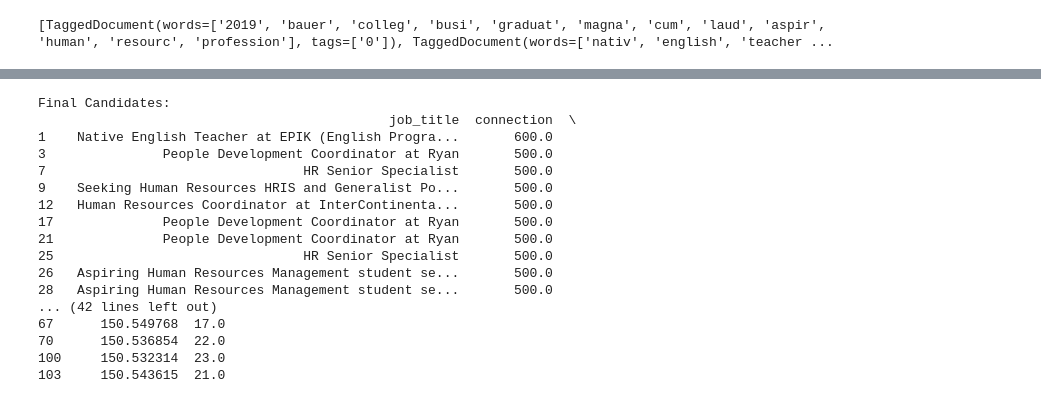
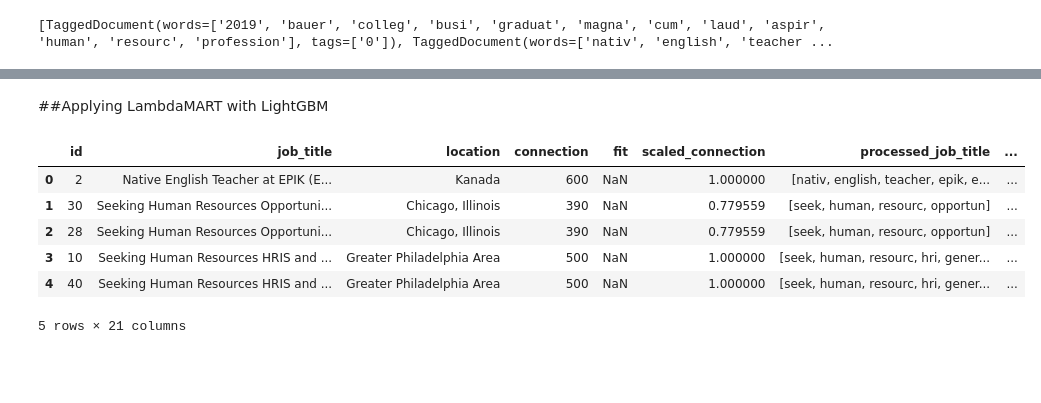
Before and after one commit to chandraprabhaArun/EGrkv05YXh7tSKKA, a Jupyter notebook: Potential_Talents.ipynb, the cells around one changed output, grey strips where cells are left out. Saved outputs shown, nothing was run; the diff lists cells and outputs as text; code cells hidden in the pictures; blank space fills up the shorter version.

```diff
--- a/Potential_Talents.ipynb
+++ b/Potential_Talents.ipynb
@@ -391,6 +423,0 @@ Initial Ranking:
-# %%
-# Suppose candidate with index 1 is starred
-starred_candidate_index = 1
-df = re_rank_starred_candidate(df, starred_candidate_index, updated_weights)
-print("\nAfter Starring Action:")
-print(df[['job_title', 'connection', 'fitness_score', 'rank']])
@@ -488,23 +424,18 @@ Cutoff Score: 150.51058674752713
-# %%
-# Filter candidates based on the cutoff score
-final_candidates = filter_by_cutoff(filtered_df, cutoff_score)
-print("\nFinal Candidates:")
-print(final_candidates[['job_title', 'connection', 'fitness_score', 'rank']])
-# %% [output]
-Final Candidates:
-                                             job_title  connection  \
-1    Native English Teacher at EPIK (English Progra...       600.0
-3               People Development Coordinator at Ryan       500.0
-7                                 HR Senior Specialist       500.0
-9    Seeking Human Resources HRIS and Generalist Po...       500.0
-12   Human Resources Coordinator at InterContinenta...       500.0
-17              People Development Coordinator at Ryan       500.0
-21              People Development Coordinator at Ryan       500.0
-25                                HR Senior Specialist       500.0
-26   Aspiring Human Resources Management student se...       500.0
-28   Aspiring Human Resources Management student se...       500.0
-... (42 lines left out)
-67      150.549768  17.0
-70      150.536854  22.0
-100     150.532314  23.0
-103     150.543615  21.0
+# %%
+df = df.reset_index(drop=True)
+# %% [markdown]
+##Applying LambdaMART with LightGBM
+# %%
+df['rank']= 0
+# %%
+df.loc[:9, 'rank'] = 1
+# %%
+df.head()
+# %% [output]
+|  | id | job_title | location | connection | fit | scaled_connection | processed_job_title | ... |
+| 0 | 2 | Native English Teacher at EPIK (E... | Kanada | 600 | NaN | 1.000000 | [nativ, english, teacher, epik, e... | ... |
+| 1 | 30 | Seeking Human Resources Opportuni... | Chicago, Illinois | 390 | NaN | 0.779559 | [seek, human, resourc, opportun] | ... |
+| 2 | 28 | Seeking Human Resources Opportuni... | Chicago, Illinois | 390 | NaN | 0.779559 | [seek, human, resourc, opportun] | ... |
+| 3 | 10 | Seeking Human Resources HRIS and ... | Greater Philadelphia Area | 500 | NaN | 1.000000 | [seek, human, resourc, hri, gener... | ... |
+| 4 | 40 | Seeking Human Resources HRIS and ... | Greater Philadelphia Area | 500 | NaN | 1.000000 | [seek, human, resourc, hri, gener... | ... |
+5 rows × 21 columns
```
Also changed, not shown: parts of 62 cells of this notebook.
